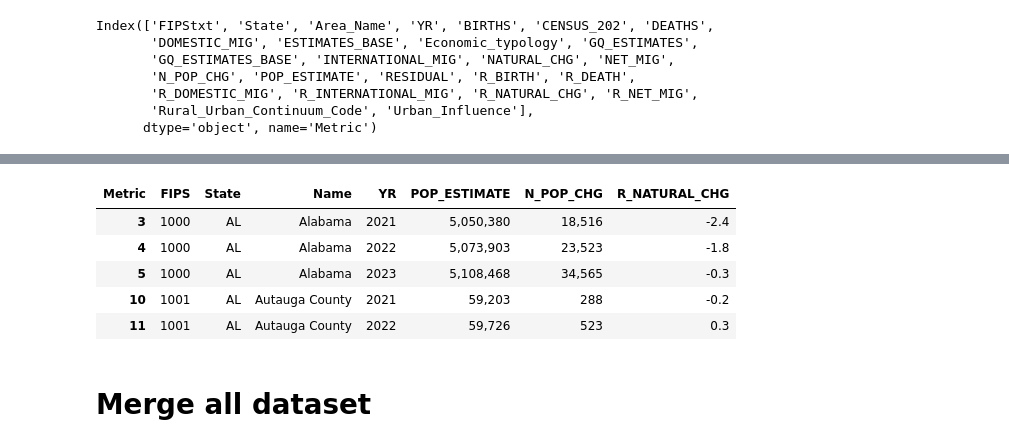
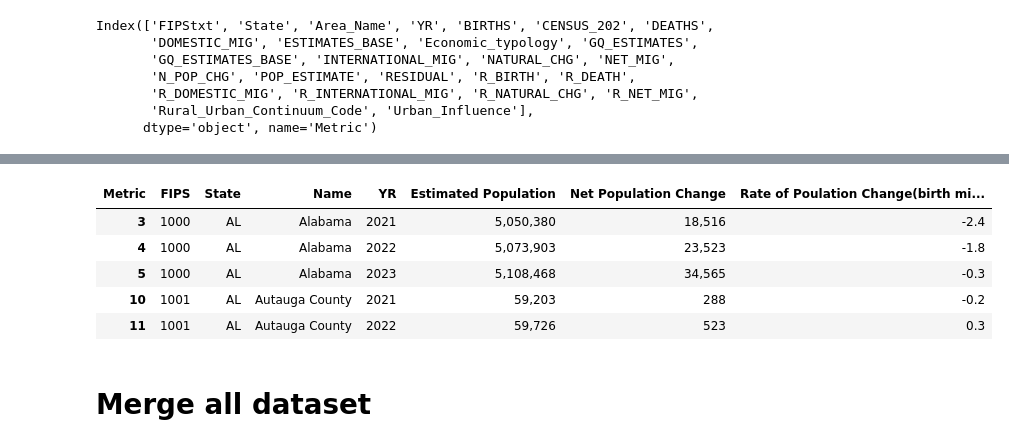
Before and after one commit to MIDS-at-Duke/opioids-2024-data-queens-king, a Jupyter notebook: USDA_data.ipynb, the cells around one changed output, grey strips where cells are left out. Cells and saved outputs as stored; diff of their text form; code cells hidden in the pictures.

```diff
--- a/USDA_data.ipynb
+++ b/USDA_data.ipynb
@@ -159,11 +173,14 @@ R_NET_MIG: Rate of net migration, impacting population.
 # %%
 population_data = population_filted_pivot[["FIPStxt", "State", "Area_Name", "YR", "POP_ESTIMATE", "N_POP_CHG", "R_NATURAL_CHG"]]
 population_data.rename(columns={'FIPStxt': 'FIPS'}, inplace=True)
 population_data.rename(columns={'Area_Name': 'Name'}, inplace=True)
-population_data = population_data.dropna(subset=["POP_ESTIMATE", "N_POP_CHG", "R_NATURAL_CHG"])
+population_data.rename(columns={'POP_ESTIMATE': 'Estimated Population'}, inplace=True)
+population_data.rename(columns={'N_POP_CHG': 'Net Population Change'}, inplace=True)
+population_data.rename(columns={'R_NATURAL_CHG': 'Rate of Poulation Change(birth minus deaths)'}, inplace=True)
+population_data = population_data.dropna(subset=["Estimated Population", "Net Population Change", "Rate of Poulation Change(birth minus deaths)"])
 population_data.head(5)
 # %% [output]
-| Metric | FIPS | State | Name | YR | POP_ESTIMATE | N_POP_CHG | R_NATURAL_CHG |
+| Metric | FIPS | State | Name | YR | Estimated Population | Net Population Change | Rate of Poulation Change(birth mi... |
 | 3 | 1000 | AL | Alabama | 2021 | 5,050,380 | 18,516 | -2.4 |
 | 4 | 1000 | AL | Alabama | 2022 | 5,073,903 | 23,523 | -1.8 |
 | 5 | 1000 | AL | Alabama | 2023 | 5,108,468 | 34,565 | -0.3 |
```
Also changed, not shown: parts of 10 cells of this notebook, 4 other files.
